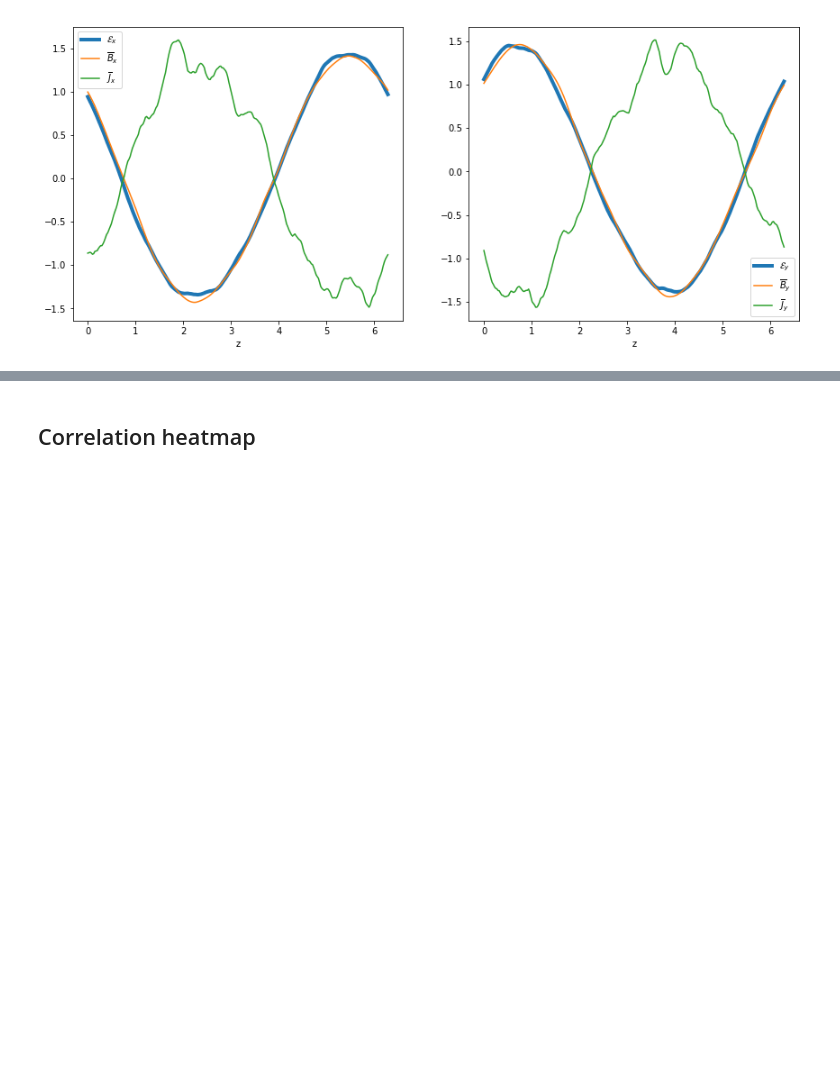
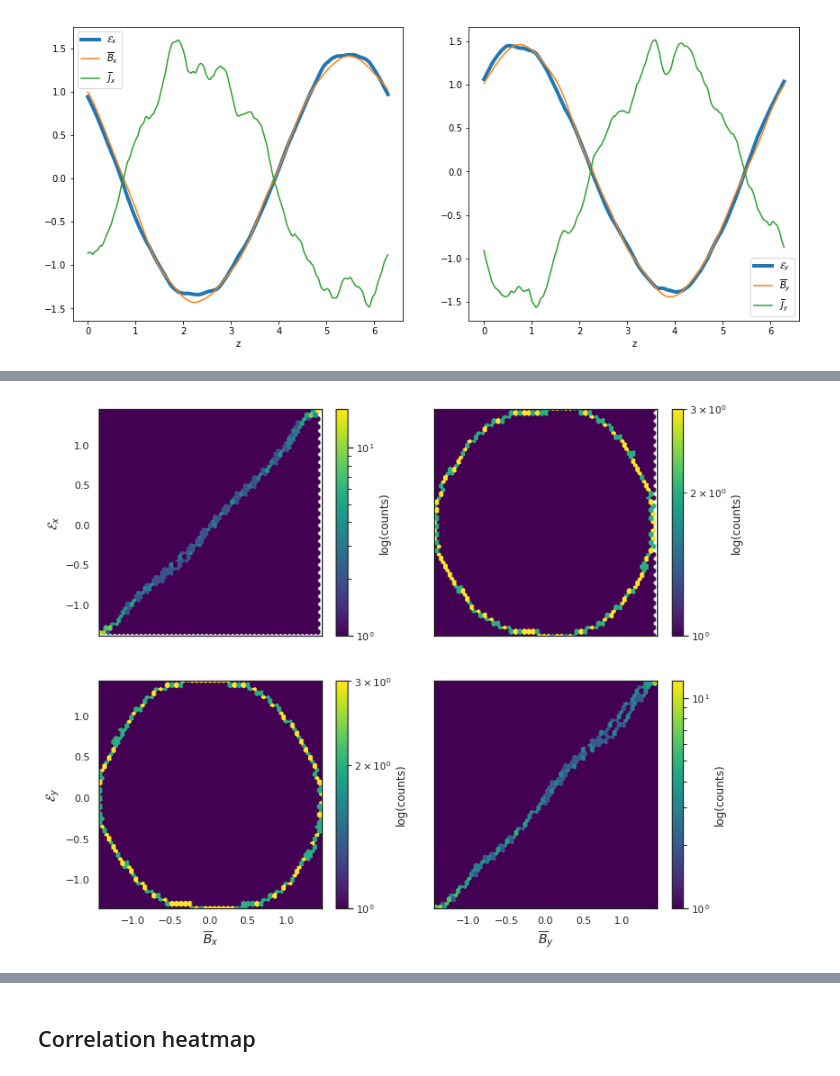
Before and after one commit to fnauman/ML_alpha2, a Jupyter notebook: vertical_profiles.ipynb, the cells around one changed output, grey strips where cells are left out. Saved outputs shown, nothing was run; the diff lists cells and outputs as text; code cells hidden in the pictures; blank space fills up the shorter version.

Commit message:
added a small summary in readme... made minor changes in vertical profiles file

```diff
--- a/vertical_profiles.ipynb
+++ b/vertical_profiles.ipynb
@@ -19,7 +13,14 @@ mf05 = np.load(pth + 'mfields_R5e2.npz')
 # %%
-def read_mf(fname='mfields.npz'):
+def read_mf_norm(fname='mfields.npz'):
+    # Normalize everything by urms = B_eq
     mf = np.load(fname)
-    return mf['bxm'], mf['bym'], mf['jxm'], mf['jym'], mf['emfx'], mf['emfy']
+    bxm = mf['bxm']/mf['uave']
+    bym = mf['bym']/mf['uave']
+    jxm = mf['jxm']/mf['uave']
+    jym = mf['jym']/mf['uave']
+    Exm = mf['emfx']/mf['uave']
+    Eym = mf['emfy']/mf['uave']
+    return bxm, bym, jxm, jym, Exm, Eym
 
 def ave_t(arr,tone=1000,ttwo=2000,verbose=None):
     if verbose:
@@ -34,7 +35,7 @@ def gen_df_tave(fname='mfields.npz',t1=1000,t2=2000,verbose=None):
     if verbose:
         print(f"Generating time averaged dataframe with t1: {t1} and t2: {t2}")
 
-    bxm,bym,jxm,jym,Exm,Eym = read_mf(fname=fname)
+    bxm,bym,jxm,jym,Exm,Eym = read_mf_norm(fname=fname)
 
     return pd.DataFrame.from_dict({
         'Bx': ave_t(bxm,tone=t1,ttwo=t2),
@@ -69,5 +104,4 @@ data_ss, _ = scale_df(df15)
 # %%
-# Define the vertical coordinate: 0 to Lz = 2\pi
 z_ax = np.linspace(0,2*np.pi,256)
 
 fig, (ax1, ax2) = plt.subplots(1,2, figsize=(16,6))
@@ -77,15 +111,13 @@ ax1.plot(z_ax,data_ss['Ex'],lw=4,label=r'$\mathcal{E}_x$')
 ax1.plot(z_ax,data_ss['Bx'],label=r'$\overline{B}_x$')
 ax1.plot(z_ax,data_ss['Jx'],label=r'$\overline{J}_x$')
 ax1.legend()
-ax1.set_xlabel('z')
+ax1.set_xlabel('z', fontsize=12)
 
 ax2.plot(z_ax,data_ss['Ey'],lw=4,label=r'$\mathcal{E}_y$')
 ax2.plot(z_ax,data_ss['By'],label=r'$\overline{B}_y$')
 ax2.plot(z_ax,data_ss['Jy'],label=r'$\overline{J}_y$')
 ax2.legend()
-ax2.set_xlabel('z')
-
-#fig.savefig('vertprof.pdf', bbox_inches='tight')
+ax2.set_xlabel('z', fontsize=12)
 # %% [output]
 Text(0.5, 0, 'z')
 [figure]
@@ -91,0 +128,36 @@ Text(0.5, 0, 'z')
+# %%
+#bxm, bym, jxm, jym, Exm, Eym = read_mf_norm(fname=pth + 'mfields_R15e3.npz')
+mf_ss = data_ss.to_numpy()
+
+x1, x2, y1, y2 = mf_ss[:,0], mf_ss[:,1], mf_ss[:,4], mf_ss[:,5]
+#x1, x2, y1, y2 = mf_ss[:,0], mf_ss[:,1], mf_ss[:,2], mf_ss[:,3] -- use this for B vs J hexbin
+
+fig, ((ax1, ax2), (ax3, ax4)) = plt.subplots(2, 2, figsize=(12,10), sharex='col', sharey='row')
+
+hb1 = ax1.hexbin(x1, y1, gridsize=50, bins='log', cmap='viridis')
+ax1.axis([x1.min(),x1.max(),y1.min(),y1.max()])
+ax1.set_ylabel(r'$\mathcal{E}_x$',fontsize=14)
+cb = fig.colorbar(hb1, ax=ax1)
+cb.set_label('log(counts)')
+
+hb2 = ax2.hexbin(x1, y2, gridsize=50, bins='log', cmap='viridis')
+ax2.axis([x1.min(),x1.max(),y2.min(),y2.max()])
+cb = fig.colorbar(hb2, ax=ax2)
+cb.set_label('log(counts)')
+
+hb3 = ax3.hexbin(x2, y1, gridsize=50, bins='log', cmap='viridis')
+ax3.axis([x2.min(),x2.max(),y1.min(),y1.max()])
+ax3.set_xlabel(r'$\overline{B}_x$',fontsize=14)
+ax3.set_ylabel(r'$\mathcal{E}_y$',fontsize=14)
+cb = fig.colorbar(hb3, ax=ax3)
+cb.set_label('log(counts)')
+
+hb4 = ax4.hexbin(x2, y2, gridsize=50, bins='log', cmap='viridis')
+ax4.axis([x2.min(),x2.max(),y1.min(),y1.max()])
+ax4.set_xlabel(r'$\overline{B}_y$',fontsize=14)
+cb = fig.colorbar(hb4, ax=ax4)
+cb.set_label('log(counts)')
+
+#fig.savefig('hexbin_allin1.pdf', bbox_inches='tight')
+# %% [output]
+[figure, added]
```
Also changed, not shown: parts of 11 cells of this notebook, 1 other file.
